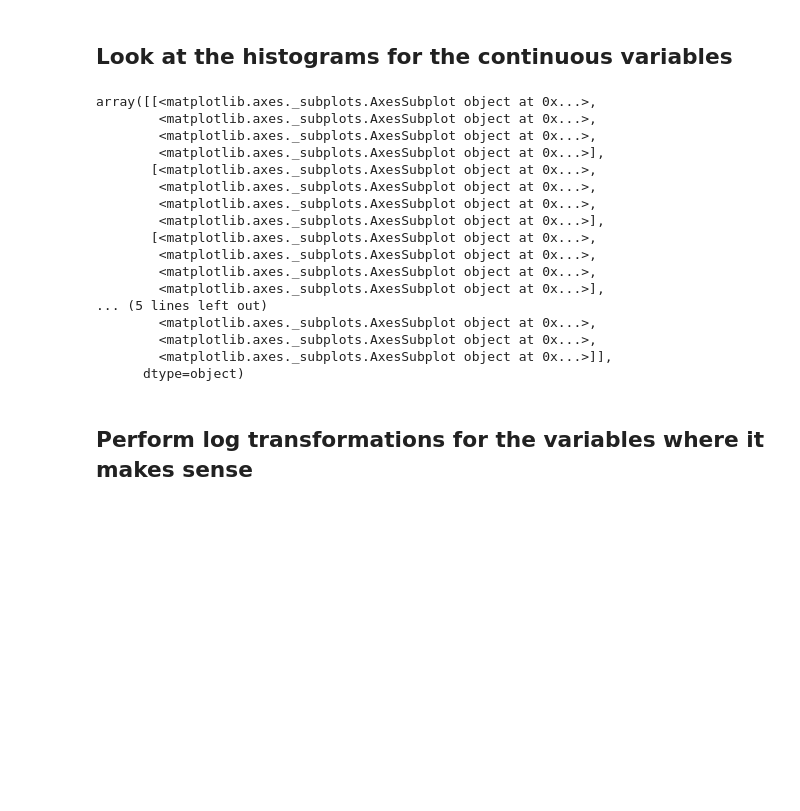
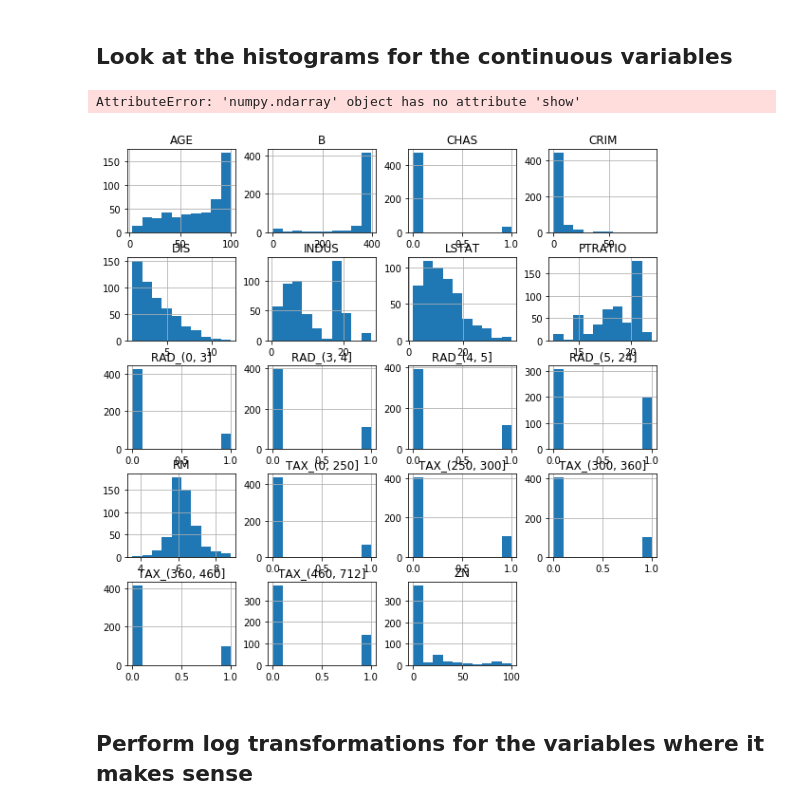
Before and after one commit to AnnaLara/dsc-1-11-09-feature-scaling-and-normalization-lab-seattle-ds-career-040119, a Jupyter notebook: index.ipynb, the cells around one changed output. Drawn from its saved outputs; the diff is of its cells as text; code cells hidden in the pictures; blank space fills up the shorter version.

```diff
--- a/index.ipynb
+++ b/index.ipynb
@@ -37,25 +37,10 @@ boston_features = boston_features.drop("NOX",axis=1)
 # %% [markdown]
 ## Look at the histograms for the continuous variables
 # %%
-boston_features.hist(figsize=(10,10))
+boston_features.hist(figsize=(10,10)).show()
 # %% [output]
-array([[<matplotlib.axes._subplots.AxesSubplot object at 0x...>,
-        <matplotlib.axes._subplots.AxesSubplot object at 0x...>,
-        <matplotlib.axes._subplots.AxesSubplot object at 0x...>,
-        <matplotlib.axes._subplots.AxesSubplot object at 0x...>],
-       [<matplotlib.axes._subplots.AxesSubplot object at 0x...>,
-        <matplotlib.axes._subplots.AxesSubplot object at 0x...>,
-        <matplotlib.axes._subplots.AxesSubplot object at 0x...>,
-        <matplotlib.axes._subplots.AxesSubplot object at 0x...>],
-       [<matplotlib.axes._subplots.AxesSubplot object at 0x...>,
-        <matplotlib.axes._subplots.AxesSubplot object at 0x...>,
-        <matplotlib.axes._subplots.AxesSubplot object at 0x...>,
-        <matplotlib.axes._subplots.AxesSubplot object at 0x...>],
-... (5 lines left out)
-        <matplotlib.axes._subplots.AxesSubplot object at 0x...>,
-        <matplotlib.axes._subplots.AxesSubplot object at 0x...>,
-        <matplotlib.axes._subplots.AxesSubplot object at 0x...>]],
-      dtype=object)
+AttributeError: 'numpy.ndarray' object has no attribute 'show'
+[figure, added]
 # %% [markdown]
 ## Perform log transformations for the variables where it makes sense
 # %% [markdown]
```
